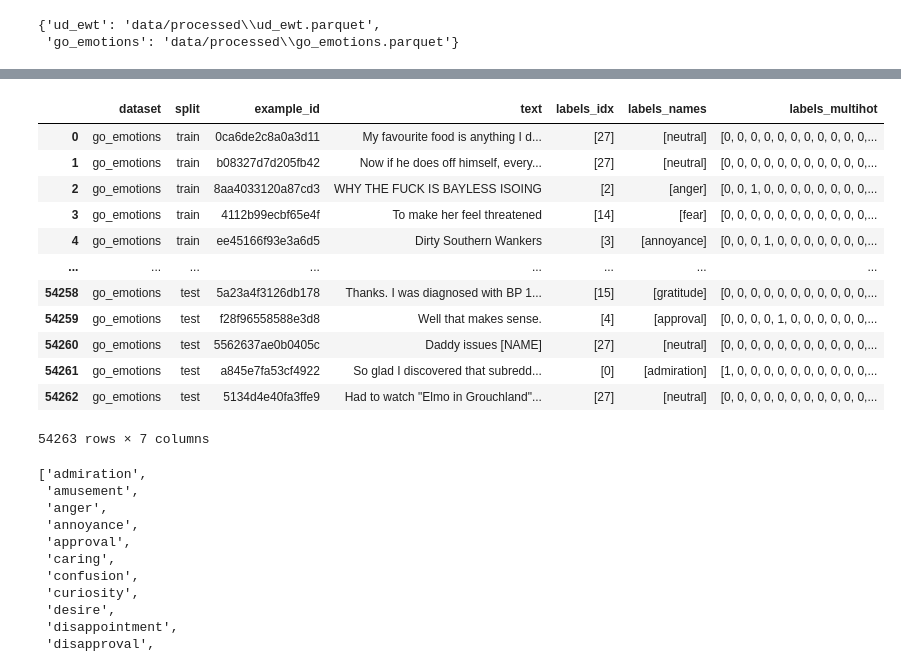
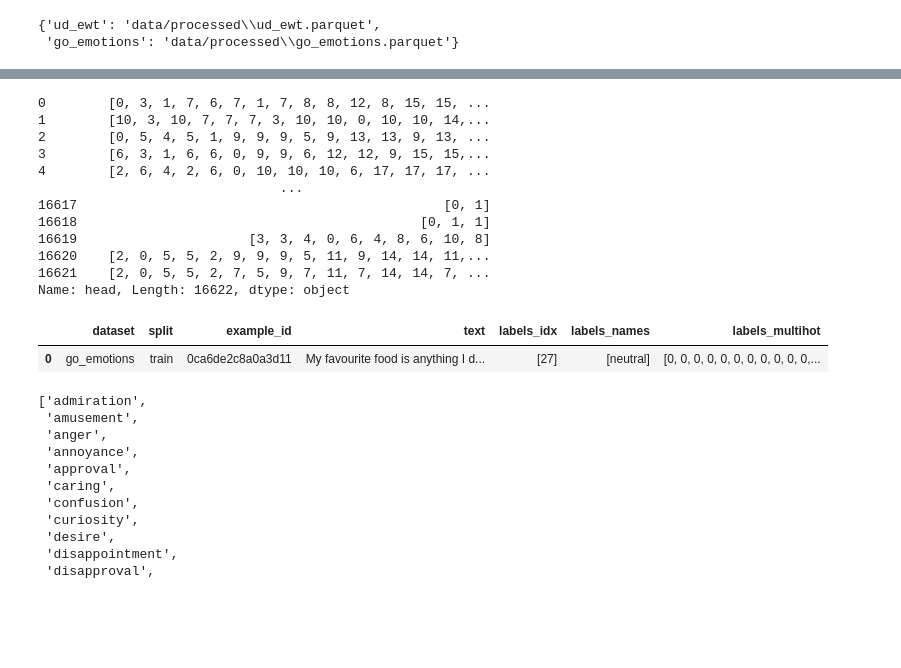
Before and after one commit to Mikolaj-MLP/Transformer-Decision-Traces, a Jupyter notebook: Notebook.ipynb, the cells around one changed output, grey strips where cells are left out. Cells and saved outputs as stored; diff of their text form; code cells hidden in the pictures; blank space fills up the shorter version.

```diff
--- a/Notebook.ipynb
+++ b/Notebook.ipynb
@@ -39,19 +43,23 @@ GoEmotions: 54263 rows | splits: {'train': 43410, 'test': 5427, 'validation': 54
+# %%
+ud_df["head"]
+# %% [output]
+0        [0, 3, 1, 7, 6, 7, 1, 7, 8, 8, 12, 8, 15, 15, ...
+1        [10, 3, 10, 7, 7, 7, 3, 10, 10, 0, 10, 10, 14,...
+2        [0, 5, 4, 5, 1, 9, 9, 9, 5, 9, 13, 13, 9, 13, ...
+3        [6, 3, 1, 6, 6, 0, 9, 9, 6, 12, 12, 9, 15, 15,...
+4        [2, 6, 4, 2, 6, 0, 10, 10, 10, 6, 17, 17, 17, ...
+                               ...
+16617                                               [0, 1]
+16618                                            [0, 1, 1]
+16619                      [3, 3, 4, 0, 6, 4, 8, 6, 10, 8]
+16620    [2, 0, 5, 5, 2, 9, 9, 9, 5, 11, 9, 14, 14, 11,...
+16621    [2, 0, 5, 5, 2, 7, 5, 9, 7, 11, 7, 14, 14, 7, ...
+Name: head, Length: 16622, dtype: object
 # %%
-go_df
+go_df.head(1)
 # %% [output]
 |  | dataset | split | example_id | text | labels_idx | labels_names | labels_multihot |
 | 0 | go_emotions | train | 0ca6de2c8a0a3d11 | My favourite food is anything I d... | [27] | [neutral] | [0, 0, 0, 0, 0, 0, 0, 0, 0, 0, 0,... |
-| 1 | go_emotions | train | b08327d7d205fb42 | Now if he does off himself, every... | [27] | [neutral] | [0, 0, 0, 0, 0, 0, 0, 0, 0, 0, 0,... |
-| 2 | go_emotions | train | 8aa4033120a87cd3 | WHY THE FUCK IS BAYLESS ISOING | [2] | [anger] | [0, 0, 1, 0, 0, 0, 0, 0, 0, 0, 0,... |
-| 3 | go_emotions | train | 4112b99ecbf65e4f | To make her feel threatened | [14] | [fear] | [0, 0, 0, 0, 0, 0, 0, 0, 0, 0, 0,... |
-| 4 | go_emotions | train | ee45166f93e3a6d5 | Dirty Southern Wankers | [3] | [annoyance] | [0, 0, 0, 1, 0, 0, 0, 0, 0, 0, 0,... |
-| ... | ... | ... | ... | ... | ... | ... | ... |
-| 54258 | go_emotions | test | 5a23a4f3126db178 | Thanks. I was diagnosed with BP 1... | [15] | [gratitude] | [0, 0, 0, 0, 0, 0, 0, 0, 0, 0, 0,... |
-| 54259 | go_emotions | test | f28f96558588e3d8 | Well that makes sense. | [4] | [approval] | [0, 0, 0, 0, 1, 0, 0, 0, 0, 0, 0,... |
-| 54260 | go_emotions | test | 5562637ae0b0405c | Daddy issues [NAME] | [27] | [neutral] | [0, 0, 0, 0, 0, 0, 0, 0, 0, 0, 0,... |
-| 54261 | go_emotions | test | a845e7fa53cf4922 | So glad I discovered that subredd... | [0] | [admiration] | [1, 0, 0, 0, 0, 0, 0, 0, 0, 0, 0,... |
-| 54262 | go_emotions | test | 5134d4e40fa3ffe9 | Had to watch "Elmo in Grouchland"... | [27] | [neutral] | [0, 0, 0, 0, 0, 0, 0, 0, 0, 0, 0,... |
-54263 rows × 7 columns
 # %%
 go_labels
 # %% [output]
```
Also changed, not shown: parts of 5 cells of this notebook, 6 other files.
